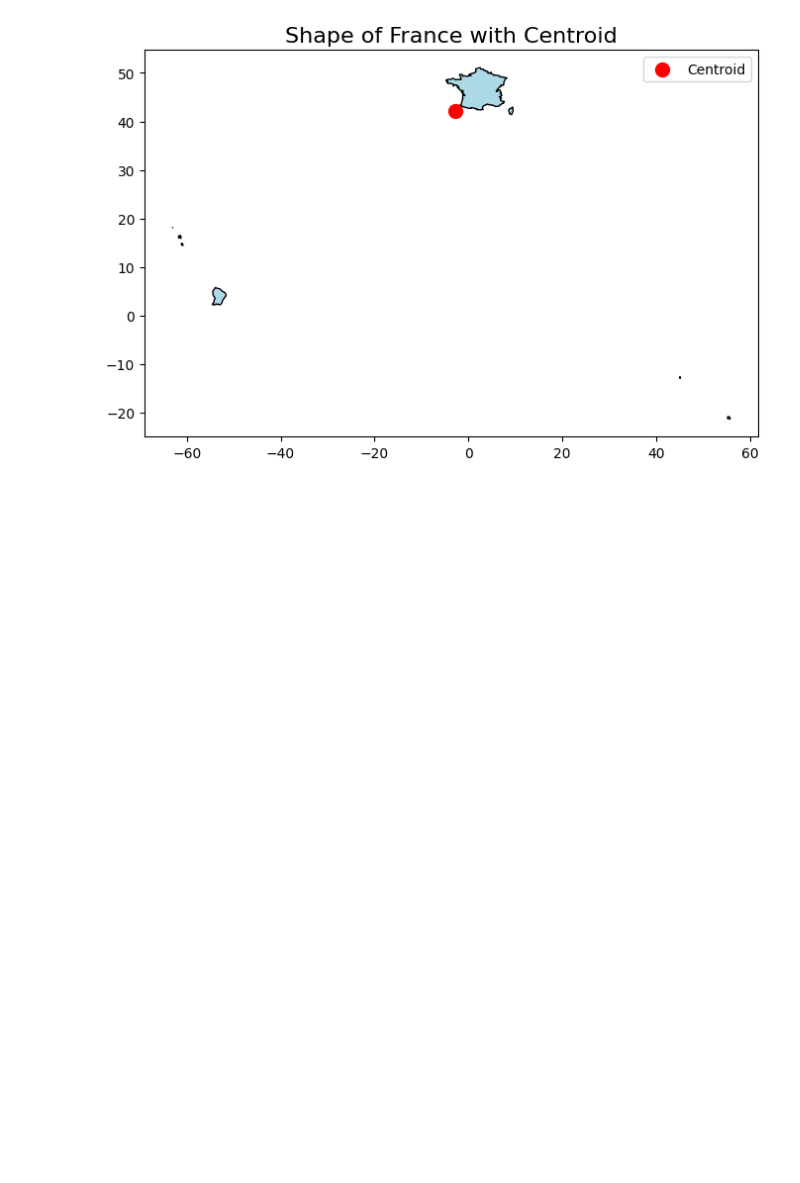
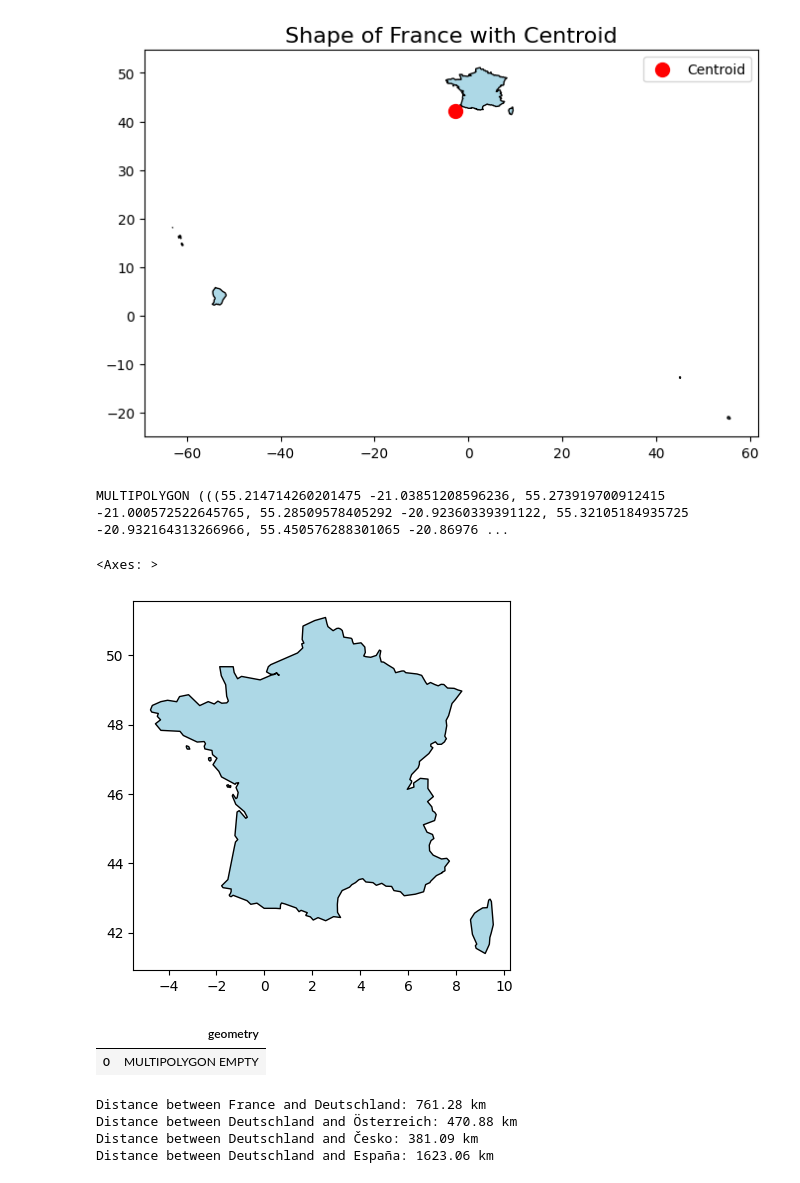
Before and after one commit to CSEI-EU/gas_infrastructure_model, a Jupyter notebook: 00_code_base/05_test_files/Get_Centroids_and_Distances.ipynb, the cells around one changed output. Cells and saved outputs as stored; diff of their text form; code cells hidden in the pictures; blank space fills up the shorter version.

Commit message:
add adjustment to use mainland parts of countries only
draft version using France as an example

```diff
--- a/00_code_base/05_test_files/Get_Centroids_and_Distances.ipynb
+++ b/00_code_base/05_test_files/Get_Centroids_and_Distances.ipynb
@@ -104,3 +105,47 @@ plt.show()
 # %% [output]
   france_centroid = france_gdf.geometry.centroid.iloc[0]
 [figure]
+# %%
+# Get the geometry (MULTIPOLYGON) values for France
+france_geometry = france_gdf['geometry'].iloc[0]
+
+# Convert the MULTIPOLYGON to a string and print the full details
+print(str(france_geometry))
+# %% [output]
+MULTIPOLYGON (((55.214714260201475 -21.03851208596236, 55.273919700912415 -21.000572522645765, 55.28509578405292 -20.92360339391122, 55.32105184935725 -20.932164313266966, 55.450576288301065 -20.86976 ...
+# %%
+# Reproject to WGS84 if necessary
+if countries_gdf.crs != "EPSG:4326":
+    countries_gdf = countries_gdf.to_crs(epsg=4326)
+
+# Filter the GeoDataFrame to get only France
+france_gdf = countries_gdf[countries_gdf['NAME_LATN'] == 'France']
+
+# Get the geometry (MULTIPOLYGON) of France
+france_geometry = france_gdf['geometry'].iloc[0]
+
+# Split the MULTIPOLYGON into individual POLYGON geometries
+polygons = list(france_geometry.geoms)
+
+# Filter polygons based on the bounding box for mainland France
+mainland_polygons = [
+    poly for poly in polygons if -5.5 <= poly.bounds[0] <= 9.5
+    and 41.0 <= poly.bounds[1] <= 51.5
+]
+
+# Create a new MULTIPOLYGON for mainland France
+mainland_france = MultiPolygon(mainland_polygons)
+
+# Create a new GeoDataFrame for mainland France
+mainland_france_gdf = gpd.GeoDataFrame(geometry=[mainland_france], crs="EPSG:4326")
+
+# Plot mainland France
+mainland_france_gdf.plot(color='lightblue', edgecolor='black')
+# %% [output]
+<Axes: >
+[figure, added]
+# %%
+mainland_france_gdf
+# %% [output]
+|  | geometry |
+| 0 | MULTIPOLYGON EMPTY |
@@ -106,0 +155,36 @@ plt.show()
+# %%
+# Extract the relevant columns: Country names and geometry
+countries_gdf = countries_gdf[['NAME_LATN', 'geometry']]
+
+# Reproject to a projected coordinate system (e.g., UTM, EPSG:3035 for Europe)
+countries_gdf = countries_gdf.to_crs(epsg=3035)
+
+# Calculate centroids in the projected coordinate system (EPSG:3035)
+countries_gdf['centroid'] = countries_gdf.geometry.centroid
+
+# Reproject centroids back to geographic coordinates (EPSG:4326)
+countries_gdf['centroid'] = countries_gdf['centroid'].to_crs(epsg=4326)
+
+# Create a dictionary with country names and their centroid coordinates (latitude, longitude)
+country_centroids = {row['NAME_LATN']: (row.centroid.y, row.centroid.x) for idx, row in countries_gdf.iterrows()}
+
+# Example: list of connections (replace with your actual data)
+connections = [("France", "Deutschland"), ('Deutschland', 'Österreich'), ('Deutschland', 'Česko'), ('Deutschland', 'España')]
+
+# Calculate distances for connected countries
+distances = []
+for country1, country2 in connections:
+    if country1 in country_centroids and country2 in country_centroids:
+        coord1 = country_centroids[country1]
+        coord2 = country_centroids[country2]
+        distance = haversine(coord1, coord2, unit=Unit.KILOMETERS)
+        distances.append((country1, country2, distance))
+
+# Output the distances
+for country1, country2, distance in distances:
+    print(f"Distance between {country1} and {country2}: {distance:.2f} km")
+# %% [output]
+Distance between France and Deutschland: 761.28 km
+Distance between Deutschland and Österreich: 470.88 km
+Distance between Deutschland and Česko: 381.09 km
+Distance between Deutschland and España: 1623.06 km
```
Also changed, not shown: parts of 2 cells of this notebook.
